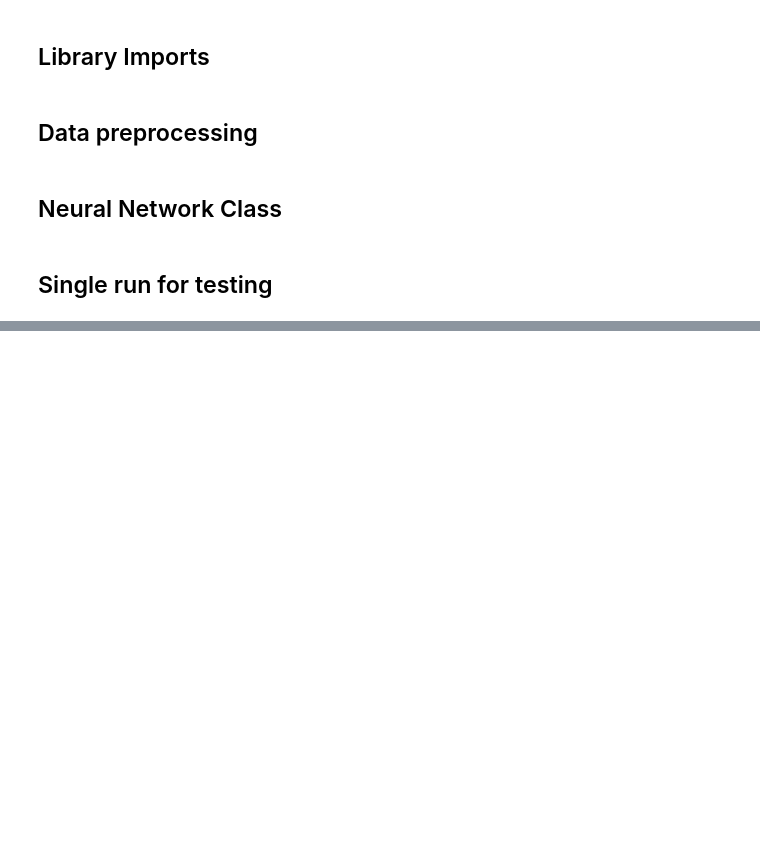
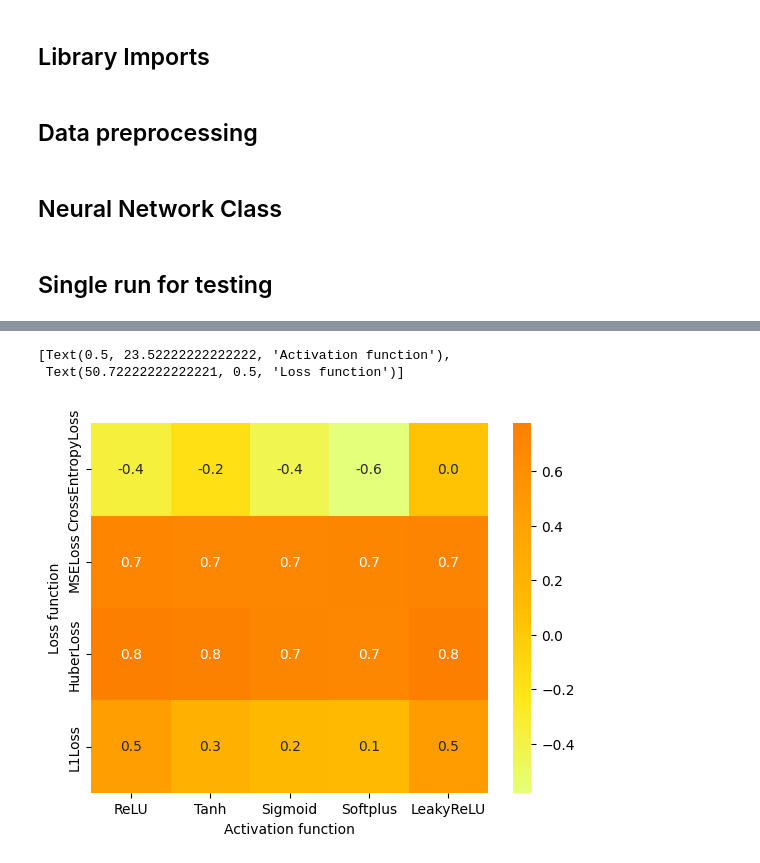
Before and after one commit to SharkmanZA/Almond-classification, a Jupyter notebook: main.ipynb, the cells around one changed output, grey strips where cells are left out. Drawn from its saved outputs; the diff is of its cells as text; code cells hidden in the pictures; blank space fills up the shorter version.

```diff
--- a/main.ipynb
+++ b/main.ipynb
@@ -278,29 +229,0 @@ Final Testing Accuracy: 81.28342245989305
-# %%
-functions = ["ReLU", "Tanh", "Sigmoid", "Softplus(beta = 1, threshold = 20)", "LeakyReLU(negative_slope = 0.01)"]
-# functions = ["Sigmoid"]
-learning_rates = [0.1, 0.01, 0.001, 0.0001, 0.00001]
-epoch_count = 1000
-run_count = 5
-
-temp_data = np.zeros((5,5))
-
-with open('main.ipynb') as f:
-    nb = nbformat.read(f, as_version=4)
-
-    for f in range(len(functions)):
-        # network = NeuralNetwork(14,3, functions[f])
-        for l in range(len(learning_rates)):
-            temp_score = 0
-            # print(functions[f], learning_rates[l])
-            for i in range(run_count):
-                # New data for each run
-                get_ipython().run_cell(nb.cells[4].source)
-                network = NeuralNetwork(14,3, functions[f])
-                temp_score += network.run(epoch_count, learning_rates[l])
-
-            temp_data[f][l] = temp_score / 5
-            # print(temp_data[f][l])
-
-data = pd.DataFrame(temp_data, index=functions, columns=learning_rates)
-
-sns.heatmap(data, annot=True, fmt=".1f", cmap="Wistia")
@@ -309,0 +315,7 @@ sns.heatmap(data, annot=True, fmt=".1f", cmap="Wistia")
+# %%
+g2 = sns.heatmap(g_2, annot=True, fmt=".1f", cmap="Wistia")
+g2.set(xlabel="Activation function", ylabel="Loss function")
+# %% [output]
+[Text(0.5, 23.52222222222222, 'Activation function'),
+ Text(50.72222222222221, 0.5, 'Loss function')]
+[figure, added]
```
Also changed, not shown: parts of 9 cells of this notebook.
